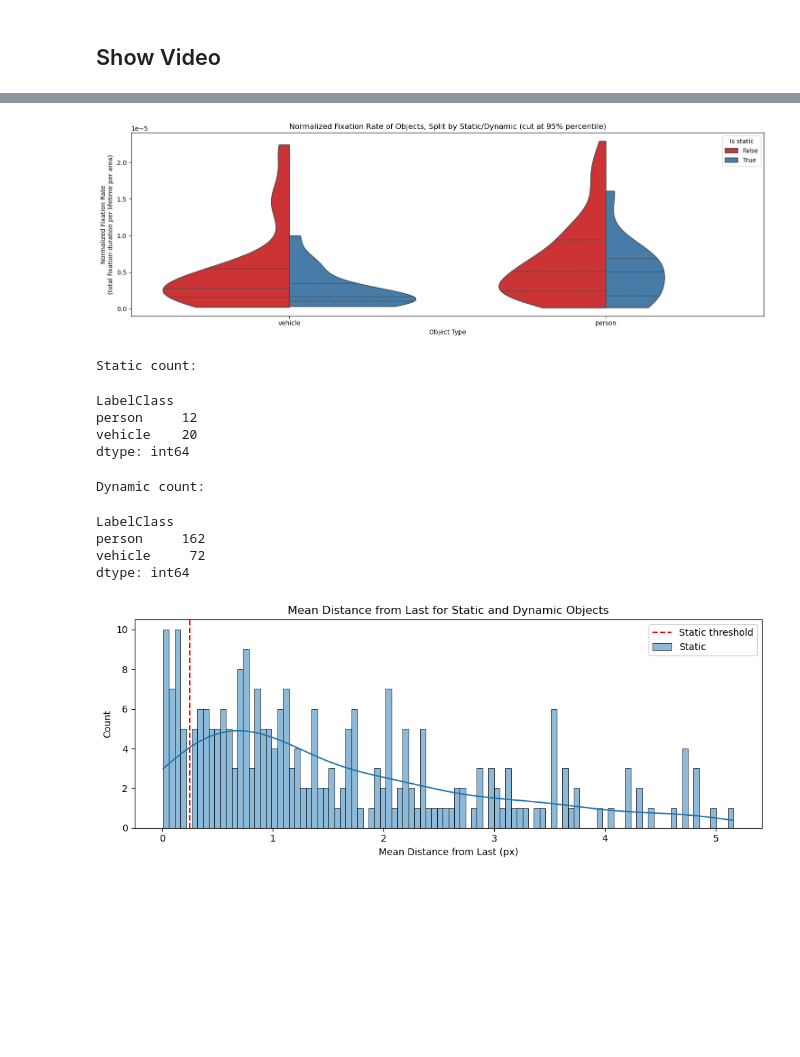
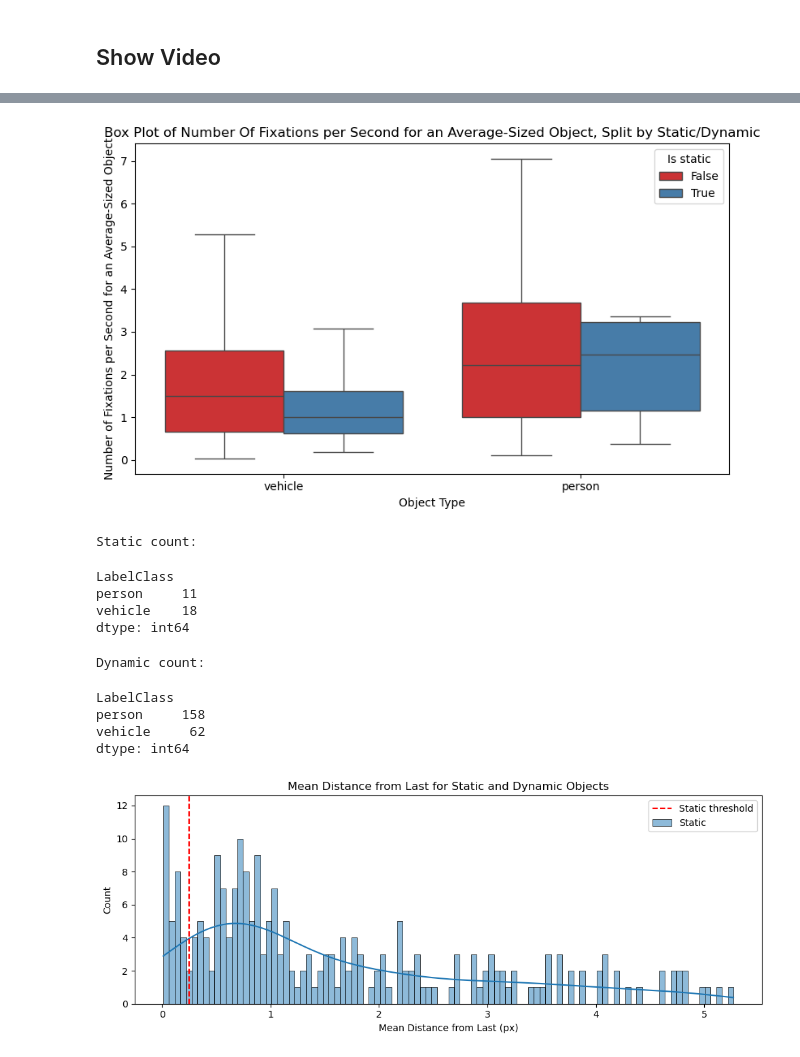
Before and after one commit to ArnaudPoletto/cs-599-window-views-visual-attention, a Jupyter notebook: notebooks/tracking.ipynb, the cells around one changed output, grey strips where cells are left out. Saved outputs shown, nothing was run; the diff lists cells and outputs as text; code cells hidden in the pictures; blank space fills up the shorter version.

```diff
--- a/notebooks/tracking.ipynb
+++ b/notebooks/tracking.ipynb
@@ -28,26 +83,29 @@ BOUNDING_BOX_MARGIN_PX = 10
 # %% [markdown]
 ## Get Fixation and Object Data
 # %%
-def get_fixation_data():
+def get_fixation_data() -> pd.DataFrame:
     """
-    Get gaze data for experiment 1, set 0
+    Get fixation data for videos of experiment 1.
 
     Returns:
-        pd.DataFrame: Gaze data for videos
+        pd.DataFrame: Fixation data for videos
     """
     fixation_data = get_gaze_data(
         experiment_ids=[1],
         set_ids=[0],
         fixation=True,
     )
-    fixation_data = fixation_data.drop(columns=["ExperimentId", "SessionId", "SetId", "ParticipantId", "X_sc", "Y_sc"])
 
-    # Add Fixation Id
+    # Filter out fixations that are after the max time since start
+    fixation_data = fixation_data[fixation_data["TimeSinceStart_ns"] < MAX_TIME_SINCE_START_SEC * N_NSEC_IN_SEC]
+
+    # Sort data and add Fixation Id
+    fixation_data = fixation_data.sort_values(by=["SequenceId", "StartTimestamp_ns"])
     fixation_data["FixationId"] = np.arange(len(fixation_data))
 
     fixation_data = fixation_data[[
+        "FixationId",
         "SequenceId",
-        "FixationId",
         "X_px",
         "Y_px",
         "StartTimestamp_ns",
@@ -693,0 +1049,3 @@ Mann-Whitney U statistic: 7219.0, p-value: 0.11121771708587201
+# %%
+median_object_area = object_data["Area_px2"].median()
+print(f"Median object area: {median_object_area:.2f} px^2")
@@ -787,75 +1298,77 @@ Mann-Whitney U statistic: 10385.0, p-value: 0.0007698377555765679
 # %%
-def plot_1203971(
+def plot_static_dynamic_distributions(
     data: pd.DataFrame,
+    median_object_area: float,
     static_threshold: float = 0.25,
 ):
     # Get normalized object fixation count
     data = data.copy()
     data = data.groupby(["SequenceId", "InstanceId", "LabelClass", "Lifetime_ns", "MeanDistanceFromLast_px"]).agg(
-        TotalDuration_ns=("FixationDuration_ns", "sum"),
+        FixationCount=("FixationDuration_ns", "count"),
         MeanArea_px2=("Area_px2", "mean"),
     ).reset_index()
-    data["NormalizedFixationRate"] = data["TotalDuration_ns"] / (data["Lifetime_ns"] * data["MeanArea_px2"])
+    data["NormalizedFixationRate"] = data["FixationCount"] / (data["Lifetime_ns"] * data["MeanArea_px2"])
     data = data.replace([np.inf, -np.inf], np.nan).dropna()
-
-    # Remove outliers
-    data = data[data["NormalizedFixationRate"] < data["NormalizedFixationRate"].quantile(0.95)]
 
     # Create a new column for static/dynamic classification
     data["Static"] = data["MeanDistanceFromLast_px"] < static_threshold
 
-    # Plot the fixation rate with hue for Static and style for LabelClass
-    plt.figure(figsize=(15, 5))
-    sns.violinplot(
+    # Rescale x-axis
+    data["NormalizedFixationRate"] = data["NormalizedFixationRate"] * median_object_area * N_NSEC_IN_SEC
+
+    # Plot the box plot
+    plt.figure(figsize=(8, 5))
+    sns.boxplot(
         data=data,
         x="LabelClass",
         y="NormalizedFixationRate",
         hue="Static",
         palette="Set1",
-        cut=0,
-        split=True,
-        inner="quartile"
+        showfliers=False
     )
-    plt.title("Normalized Fixation Rate of Objects, Split by Static/Dynamic (cut at 95% percentile)")
+    plt.title("Box Plot of Number Of Fixations per Second for an Average-Sized Object, Split by Static/Dynamic")
     plt.xlabel("Object Type")
-    plt.ylabel("Normalized Fixation Rate\n(total fixation duration per lifetime per area)")
+    plt.ylabel("Number of Fixations per Second for an Average-Sized Object")
     plt.legend(title="Is static")
     plt.tight_layout()
     plt.show()
 
     # Count number of static and dynamic objects for each label class
     static_data = data[data["Static"]]
     dynamic_data = data[~data["Static"]]
     static_count = static_data.groupby("LabelClass").size()
     dynamic_count = dynamic_data.groupby("LabelClass").size()
     print("Static count:")
     display(static_count)
     print("Dynamic count:")
     display(dynamic_count)
 
-    # Show plot of meandistancefromlast for static and dynamic objects
+    # Plot the histogram of mean distance from last for static and dynamic
     data = data[data["MeanDistanceFromLast_px"] < data["MeanDistanceFromLast_px"].quantile(0.95)]
     plt.figure(figsize=(10, 4))
     sns.histplot(data=data, x="MeanDistanceFromLast_px", bins=100, kde=True, label="Static")
     plt.axvline(static_threshold, color='r', linestyle='--', label='Static threshold')
     plt.title("Mean Distance from Last for Static and Dynamic Objects")
     plt.xlabel("Mean Distance from Last (px)")
     plt.ylabel("Count")
     plt.legend()
     plt.tight_layout()
     plt.show()
 
-plot_1203971(merged_data)
+plot_static_dynamic_distributions(
+    data=merged_data_with_fixation,
+    median_object_area=median_object_area,
+)
 # %% [output]
-[figure, old version]
+[figure, new version]
 Static count:
 LabelClass
-person     12
-vehicle    20
+person     11
+vehicle    18
 dtype: int64
 Dynamic count:
 LabelClass
-person     162
-vehicle     72
+person     158
+vehicle     62
 dtype: int64
-[figure, old version]
+[figure, new version]
```
Also changed, not shown: parts of 44 cells of this notebook, 2 other files.
